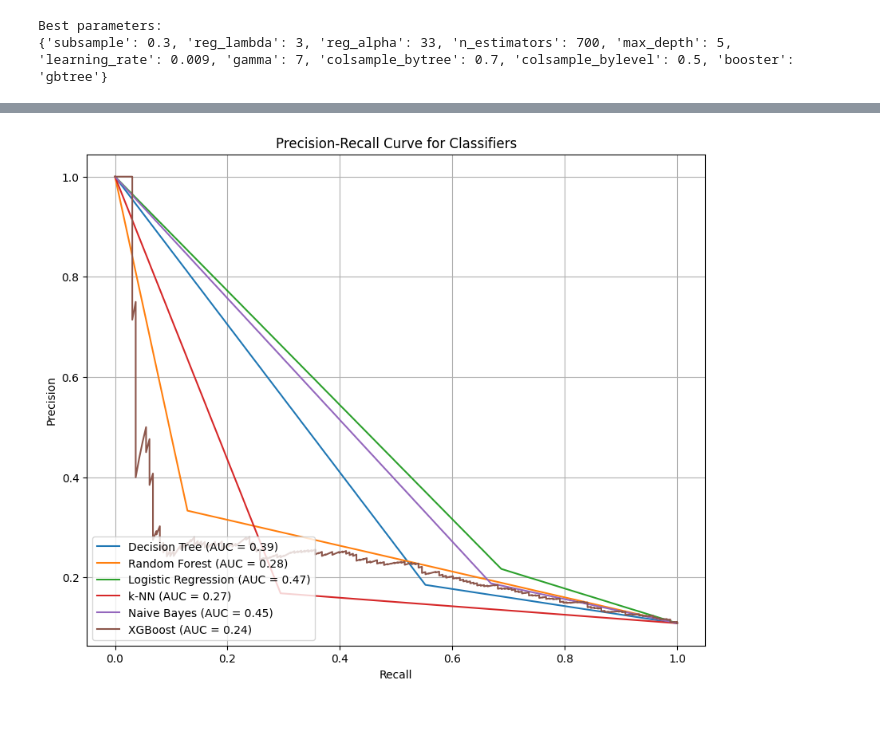
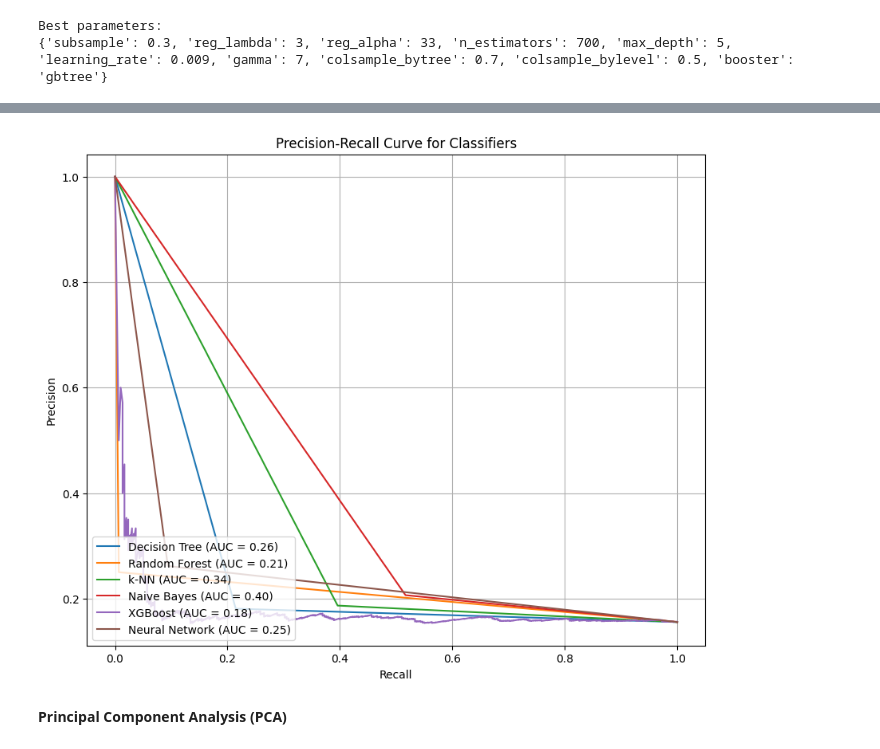
Before and after one commit to laussin86/loan_default, a Jupyter notebook: Loan_Default_prediction.ipynb, the cells around one changed output, grey strips where cells are left out. Saved outputs shown, nothing was run; the diff lists cells and outputs as text; code cells hidden in the pictures; blank space fills up the shorter version.

```diff
--- a/Loan_Default_prediction.ipynb
+++ b/Loan_Default_prediction.ipynb
@@ -503,0 +424,5 @@ plt.show()
+# %%
+# let's now split our dataset
+X_train, X_test, y_train, y_test = train_test_split(
+    df.drop('not.fully.paid', axis=1), df[['not.fully.paid']],
+    test_size=0.20, random_state=3)
@@ -686,6 +652,6 @@ Before OverSampling, counts of label '0': 3107
 # %%
 sm = SMOTE(random_state = 2)
-X_train_resample, y_train_resample = sm.fit_resample(X_train, y_train.ravel())
+X_train_resample, y_train_resample = sm.fit_resample(X_train, np.ravel(y_train))
 # %%
 print('After OverSampling, the shape of train_X: {}'.format(X_train_resample.shape))
 print('After OverSampling, the shape of train_y: {} \n'.format(y_train_resample.shape))
@@ -1000,0 +955,17 @@ plt.show()
+# %%
+
+
+# Define the neural network model
+mlp_classifier = MLPClassifier(hidden_layer_sizes=(100,), activation='relu', solver='adam', max_iter=1000)
+
+# Train the model on the resampled training data
+mlp_classifier.fit(X_train_resample, y_train_resample)
+
+# Predict on the test set and evaluate performance
+y_pred_mlp = mlp_classifier.predict(X_test)
+confusion_matrix(y_test,y_pred_mlp)
+print(classification_report(y_test,y_pred_mlp))
+
+#calculate AUC of model Neural Network
+auc = metrics.roc_auc_score(y_test, y_pred_mlp)
+print(auc)
@@ -1003,10 +985,11 @@ plt.show()
 classifiers = {
     'Decision Tree': best_dt_classifier,
     'Random Forest': best_rf_classifier,
-    'Logistic Regression': best_log_reg,
+    #'Logistic Regression': best_log_reg,
     'k-NN': best_knn_classifier,
     'Naive Bayes': nb_classifier,
-    'XGBoost': model
+    'XGBoost': model,
+    'Neural Network': mlp_classifier
 }
 
 # Create a figure for ROC curves
@@ -1048,10 +1031,11 @@ plt.show()
 classifiers = {
     'Decision Tree': best_dt_classifier,
     'Random Forest': best_rf_classifier,
-    'Logistic Regression': best_log_reg,
+    #'Logistic Regression': best_log_reg,
     'k-NN': best_knn_classifier,
     'Naive Bayes': nb_classifier,
-    'XGBoost': model
+    'XGBoost': model,
+    'Neural Network': mlp_classifier
 }
 
 # Create a figure for PR curves
@@ -1088 +1072,3 @@ plt.show()
-[figure, old version]
+[figure, new version]
+# %% [markdown]
+**Principal Component Analysis (PCA)**
```
Also changed, not shown: parts of 168 cells of this notebook.
